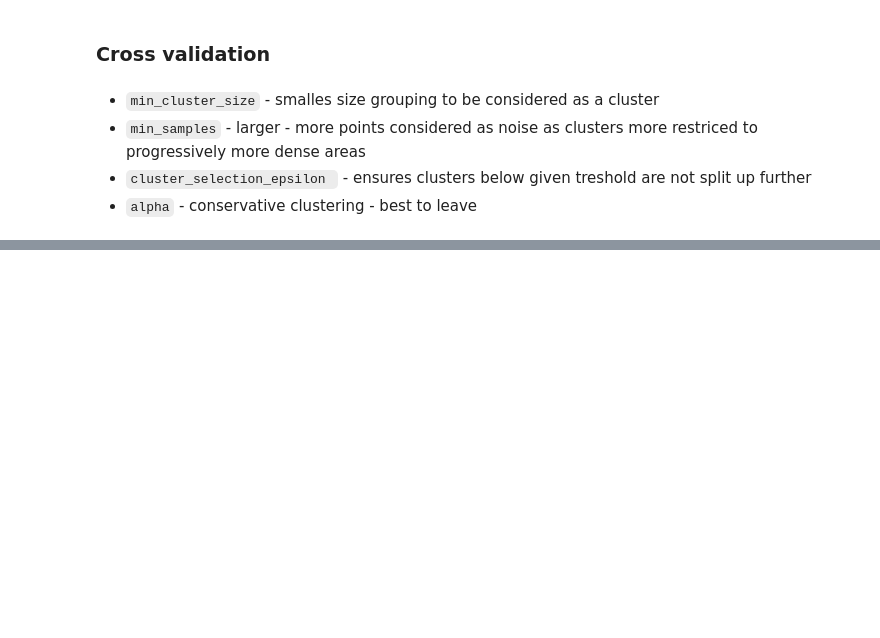
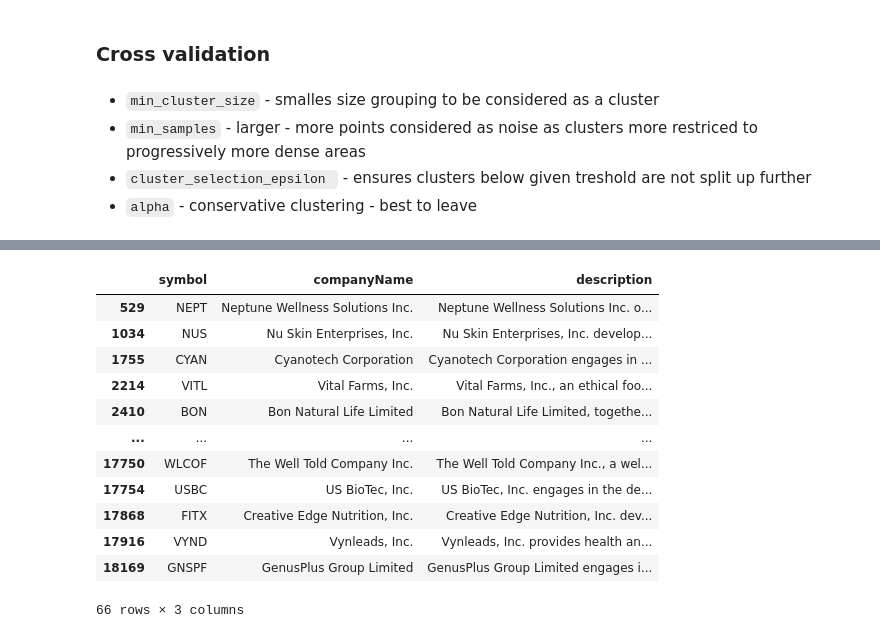
Before and after one commit to Michiel-DK/finance, a Jupyter notebook: notebooks/clustering_description.ipynb, the cells around one changed output, grey strips where cells are left out. Cells and saved outputs as stored; diff of their text form; code cells hidden in the pictures; blank space fills up the shorter version.

```diff
--- a/notebooks/clustering_description.ipynb
+++ b/notebooks/clustering_description.ipynb
@@ -27,7 +27,7 @@ df = pd.DataFrame(result)
 # %%
-df = df.drop_duplicates(subset='companyName')
-df.reset_index(inplace=True)
-df.description
+full_df = full_df.drop_duplicates(subset='companyName')
+full_df.reset_index(inplace=True)
+full_df.description
 # %% [output]
 0                                                     None
 1        LAVA Medtech Acquisition Corp. does not have s...
@@ -42,8 +42,8 @@ df.description
 18214                                                 None
 Name: description, Length: 18215, dtype: object
 # %%
-df.fillna(np.nan, inplace=True)
-df.dropna(subset='description', inplace=True)
+full_df.fillna(np.nan, inplace=True)
+full_df.dropna(subset='description', inplace=True)
 # %%
 embeddings=HuggingFaceEmbeddings(model_name='sentence-transformers/all-MiniLM-L6-v2')
 # %%
@@ -271,0 +178,10 @@ Name: davies, Length: 96, dtype: float64
+# %%
+hdbscan_model = HDBSCAN(
+    min_cluster_size=60,
+    metric='euclidean',
+    min_samples=30,
+    cluster_selection_epsilon=0.25,
+    prediction_data=False)
+
+text_cluster = hdbscan_model.fit(reduced_text_embeddings)
+full_df['cluster'] = text_cluster.labels_
@@ -271,0 +231,16 @@ Name: davies, Length: 96, dtype: float64
+# %%
+full_df[full_df['cluster']==16][['symbol', 'companyName', 'description']]
+# %% [output]
+|  | symbol | companyName | description |
+| 529 | NEPT | Neptune Wellness Solutions Inc. | Neptune Wellness Solutions Inc. o... |
+| 1034 | NUS | Nu Skin Enterprises, Inc. | Nu Skin Enterprises, Inc. develop... |
+| 1755 | CYAN | Cyanotech Corporation | Cyanotech Corporation engages in ... |
+| 2214 | VITL | Vital Farms, Inc. | Vital Farms, Inc., an ethical foo... |
+| 2410 | BON | Bon Natural Life Limited | Bon Natural Life Limited, togethe... |
+| ... | ... | ... | ... |
+| 17750 | WLCOF | The Well Told Company Inc. | The Well Told Company Inc., a wel... |
+| 17754 | USBC | US BioTec, Inc. | US BioTec, Inc. engages in the de... |
+| 17868 | FITX | Creative Edge Nutrition, Inc. | Creative Edge Nutrition, Inc. dev... |
+| 17916 | VYND | Vynleads, Inc. | Vynleads, Inc. provides health an... |
+| 18169 | GNSPF | GenusPlus Group Limited | GenusPlus Group Limited engages i... |
+66 rows × 3 columns
```
Also changed, not shown: parts of 19 cells of this notebook, 1 other file.
